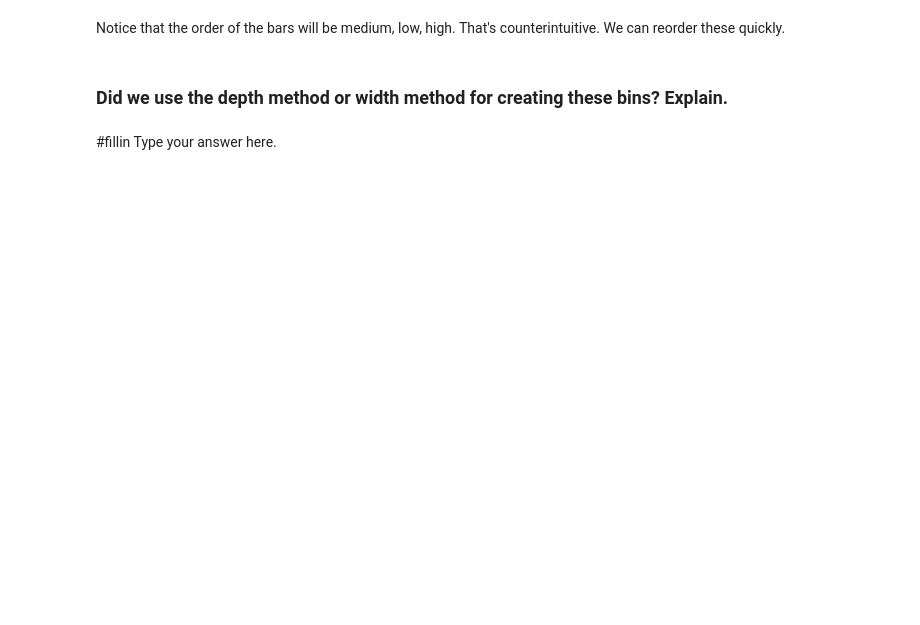
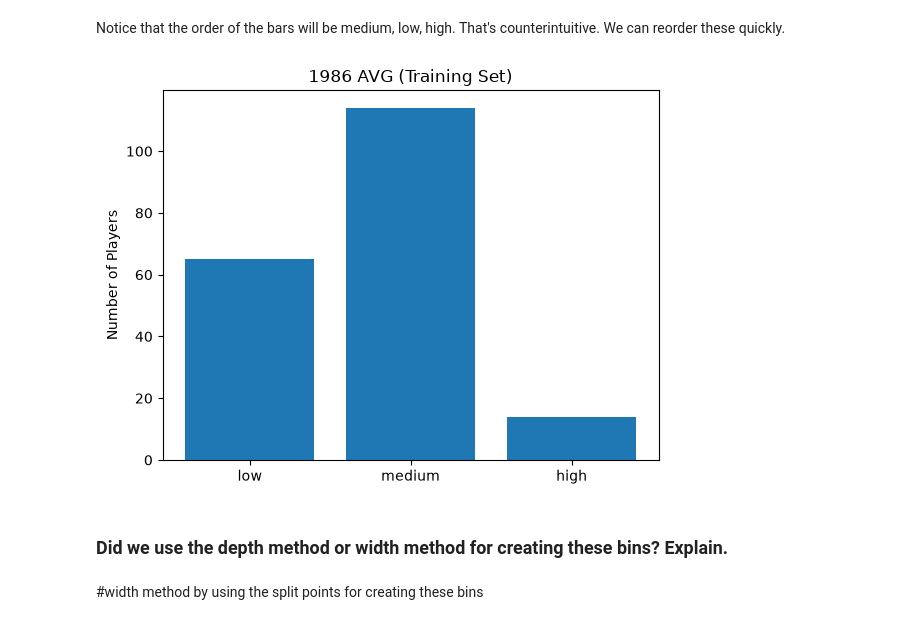
Before and after one commit to malb05/code_2600, a Jupyter notebook: mod03_eda.ipynb, the cells around one changed output. Saved outputs shown, nothing was run; the diff lists cells and outputs as text; code cells hidden in the pictures; blank space fills up the shorter version.

```diff
--- a/mod03_eda.ipynb
+++ b/mod03_eda.ipynb
@@ -165,10 +211,10 @@ SyntaxError: invalid syntax (550300413.py, line 1)
 # %% [markdown]
 ### The previous two cells gave us totals across all players. For each player in the training set, calculate the Hits as a percent of AtBat and store it in a new variable called 'AVG'
 # %%
-#fillin
+hitters_train['AVG'] = (hitters_train['Hits'] / hitters_train['AtBat']) * 100
 # %% [markdown]
 ### Using 0.25 and 0.31 as the split points, create a new variable with three bins: high, medium, and low.
 # %%
 Train['AVG_bin'] = 'medium'
-Train['AVG_bin'][#fillin] = 'low'
-Train['AVG_bin'][#fillin] = 'high'
+Train['AVG_bin'][hitters_train['AVG'] < 25] = 'low'
+Train['AVG_bin'][hitters_train['AVG'] > 31] = 'high'
@@ -182,15 +252,17 @@ Notice that the order of the bars will be medium, low, high. That's counterintui
 indexMap = ['low', 'medium', 'high']
 reordered_list = [Train['AVG_bin'].value_counts()[i] for i in indexMap]
 # %%
-plt.bar(#fillin
+plt.bar(indexMap, reordered_list)
 
 plt.title("1986 AVG (Training Set)")
 plt.ylabel("Number of Players")
 
-plt.xticks(#fillin
+plt.xticks(indexMap)
 
 plt.show()
+# %% [output]
+[figure, added]
 # %% [markdown]
 ### Did we use the depth method or width method for creating these bins? Explain.
 # %% [markdown]
-#fillin Type your answer here.
+#width method by using the split points for creating these bins
```
Also changed, not shown: parts of 13 cells of this notebook.
